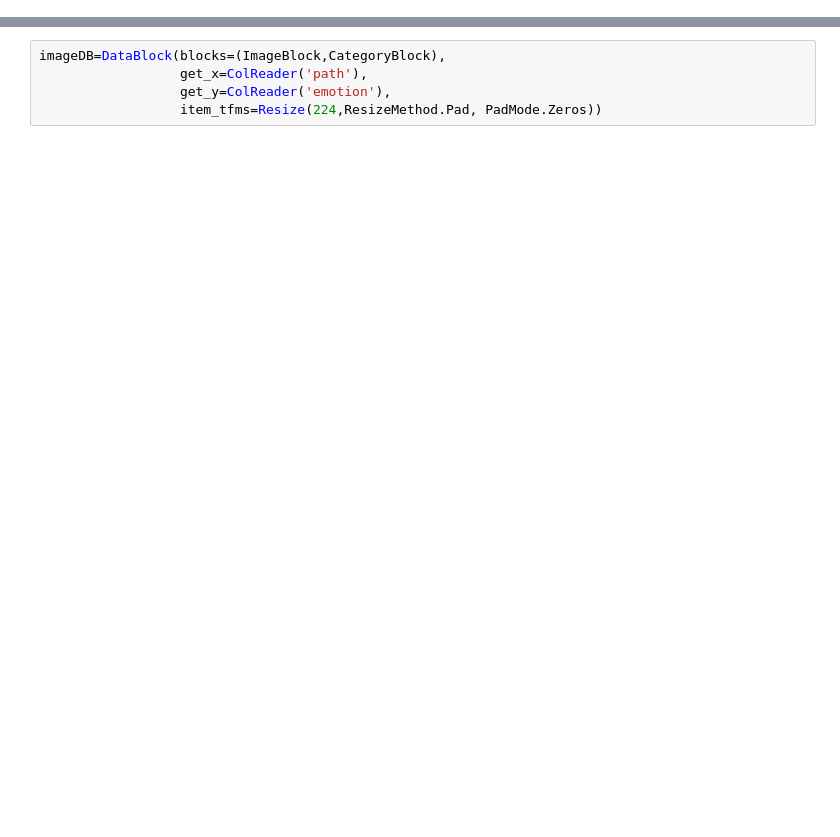
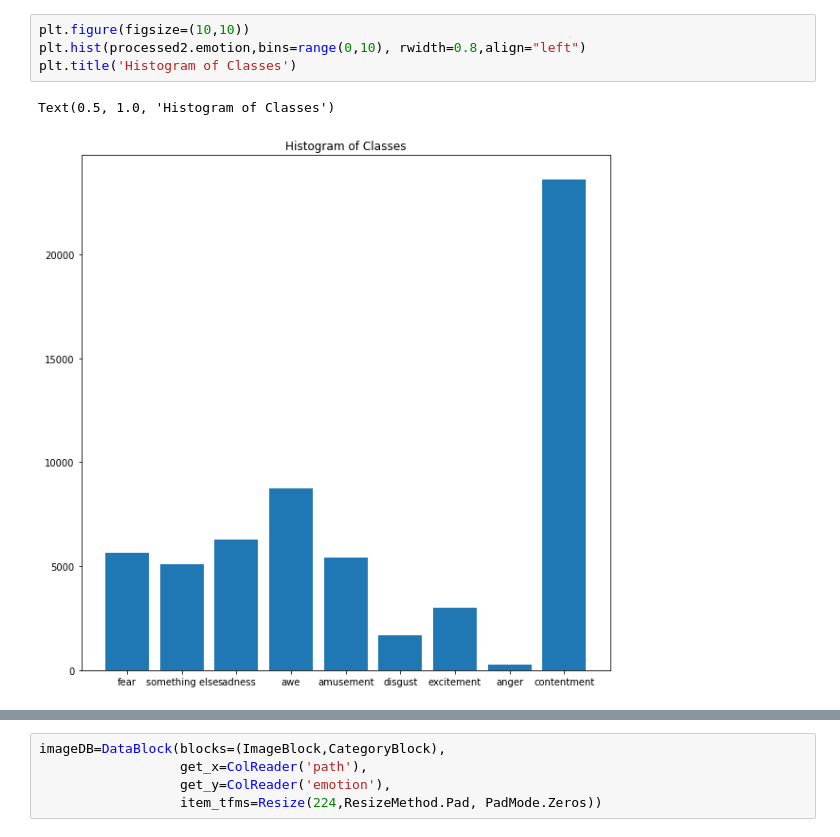
Before and after one commit to ArenLYT/EmotionalArtGeneration, a Jupyter notebook: Classifier.ipynb, the cells around one changed output, grey strips where cells are left out. Drawn from its saved outputs; the diff is of its cells as text; blank space fills up the shorter version.

```diff
--- a/Classifier.ipynb
+++ b/Classifier.ipynb
@@ -63,0 +116,7 @@ processed
+# %%
+plt.figure(figsize=(10,10))
+plt.hist(processed2.emotion,bins=range(0,10), rwidth=0.8,align="left")
+plt.title('Histogram of Classes')
+# %% [output]
+Text(0.5, 1.0, 'Histogram of Classes')
+[figure, added]
```
Also changed, not shown: parts of 15 cells of this notebook.
